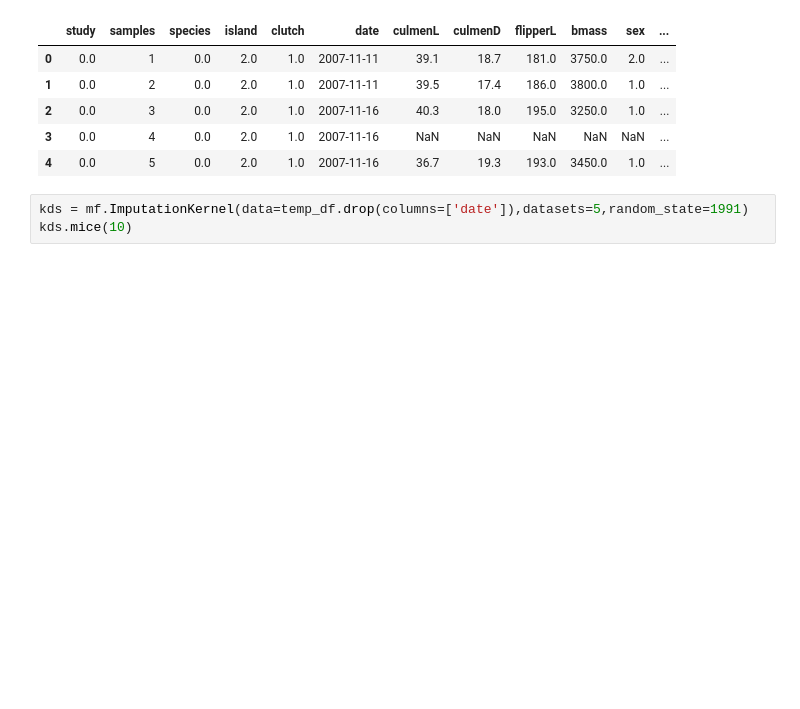
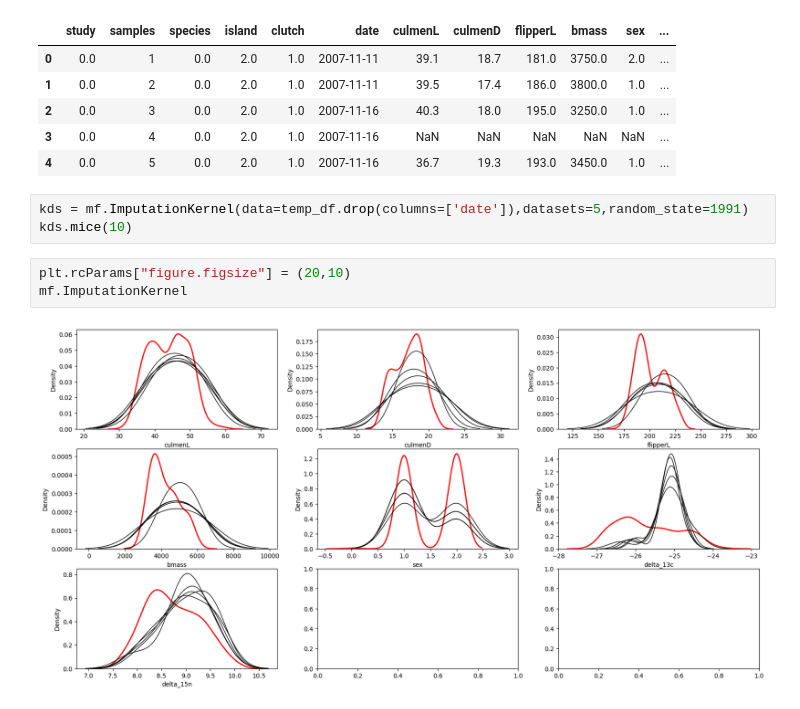
Before and after one commit to h4ck4l1/datasets, a Jupyter notebook: penguin/penguin.ipynb, the cells around one changed output. Cells and saved outputs as stored; diff of their text form; blank space fills up the shorter version.

```diff
--- a/penguin/penguin.ipynb
+++ b/penguin/penguin.ipynb
@@ -115,3 +118,8 @@ temp_df.head()
 # %%
 kds = mf.ImputationKernel(data=temp_df.drop(columns=['date']),datasets=5,random_state=1991)
 kds.mice(10)
+# %%
+plt.rcParams["figure.figsize"] = (20,10)
+mf.ImputationKernel
+# %% [output]
+[figure, added]
```
Also changed, not shown: parts of 1 cell of this notebook.
